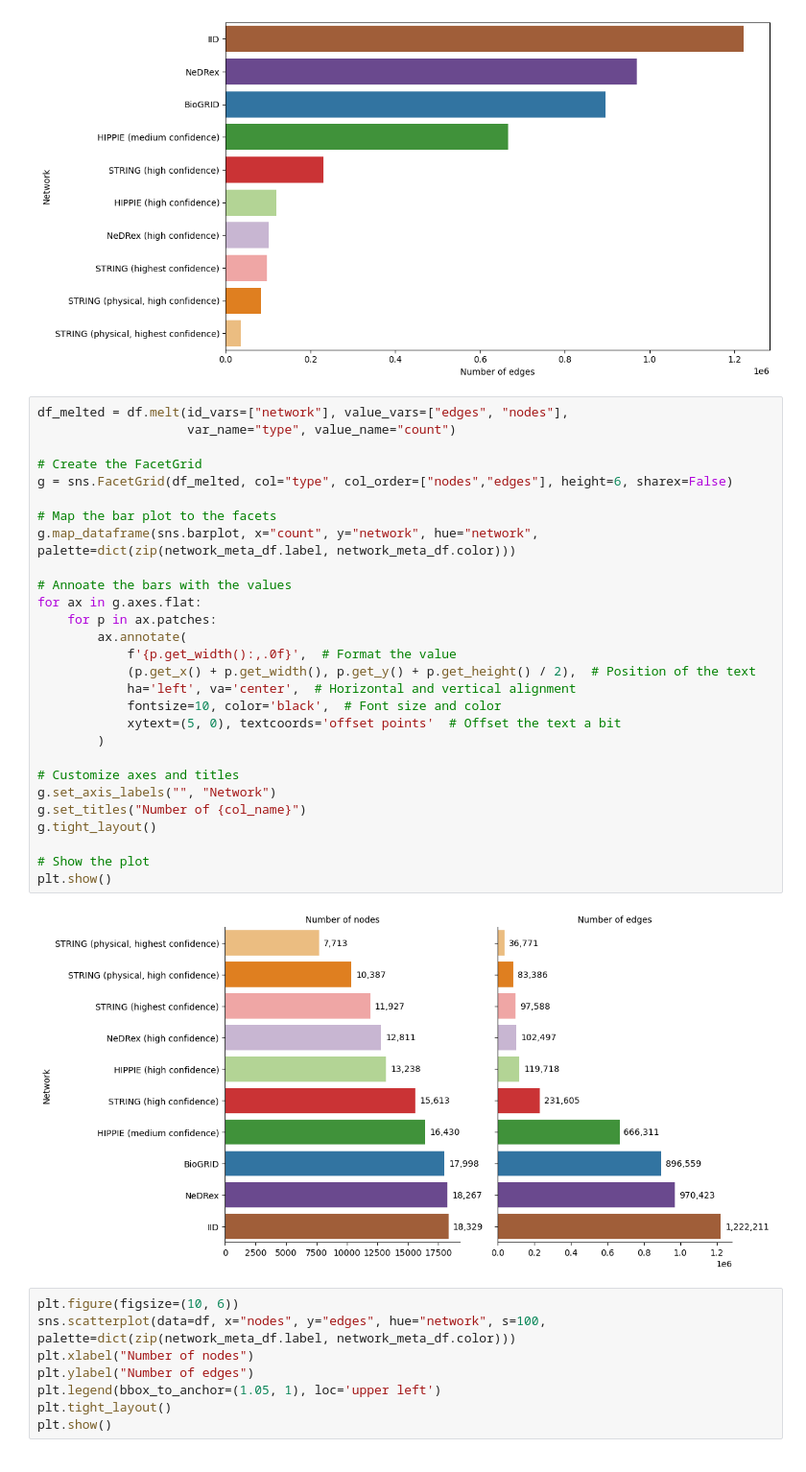
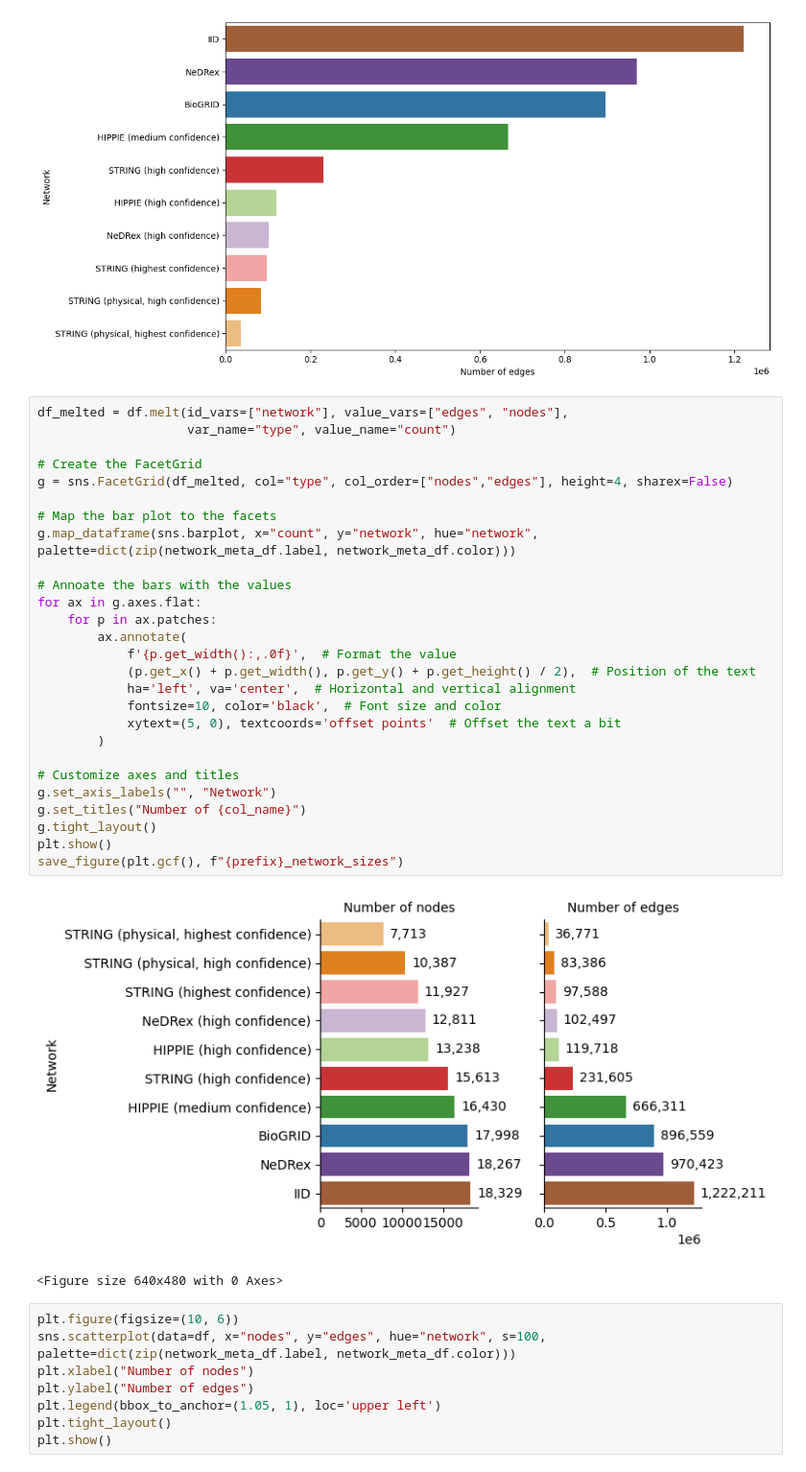
Before and after one commit to REPO4EU/modulediscovery_demonstration, a Jupyter notebook: src/02_visualize_network_topology.ipynb, the cells around one changed output. Shown at 96% size. Saved outputs shown, nothing was run; the diff lists cells and outputs as text.

```diff
--- a/src/02_visualize_network_topology.ipynb
+++ b/src/02_visualize_network_topology.ipynb
@@ -65,33 +66,33 @@ plt.show()
 # %%
 df_melted = df.melt(id_vars=["network"], value_vars=["edges", "nodes"],
                     var_name="type", value_name="count")
 
 # Create the FacetGrid
-g = sns.FacetGrid(df_melted, col="type", col_order=["nodes","edges"], height=6, sharex=False)
+g = sns.FacetGrid(df_melted, col="type", col_order=["nodes","edges"], height=4, sharex=False)
 
 # Map the bar plot to the facets
 g.map_dataframe(sns.barplot, x="count", y="network", hue="network", palette=dict(zip(network_meta_df.label, network_meta_df.color)))
 
 # Annoate the bars with the values
 for ax in g.axes.flat:
     for p in ax.patches:
         ax.annotate(
             f'{p.get_width():,.0f}',  # Format the value
             (p.get_x() + p.get_width(), p.get_y() + p.get_height() / 2),  # Position of the text
             ha='left', va='center',  # Horizontal and vertical alignment
             fontsize=10, color='black',  # Font size and color
             xytext=(5, 0), textcoords='offset points'  # Offset the text a bit
         )
 
 # Customize axes and titles
 g.set_axis_labels("", "Network")
 g.set_titles("Number of {col_name}")
 g.tight_layout()
-
-# Show the plot
 plt.show()
+save_figure(plt.gcf(), f"{prefix}_network_sizes")
 # %% [output]
-[figure, old version]
+[figure, new version]
+<Figure size 640x480 with 0 Axes>
 # %%
 plt.figure(figsize=(10, 6))
 sns.scatterplot(data=df, x="nodes", y="edges", hue="network", s=100, palette=dict(zip(network_meta_df.label, network_meta_df.color)))
```
Also changed, not shown: parts of 1 cell of this notebook, 7 other files.
